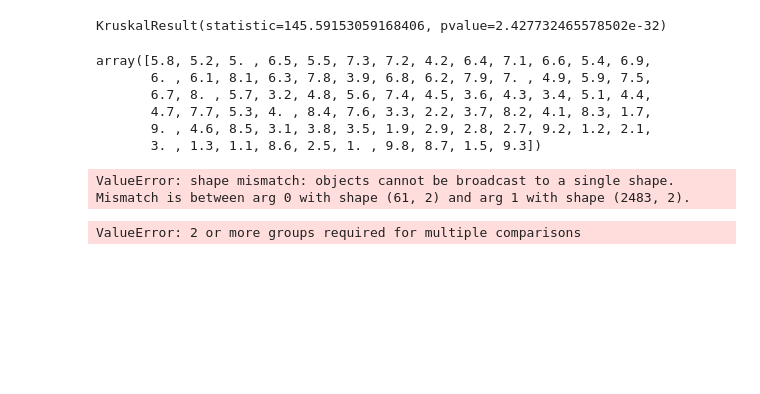
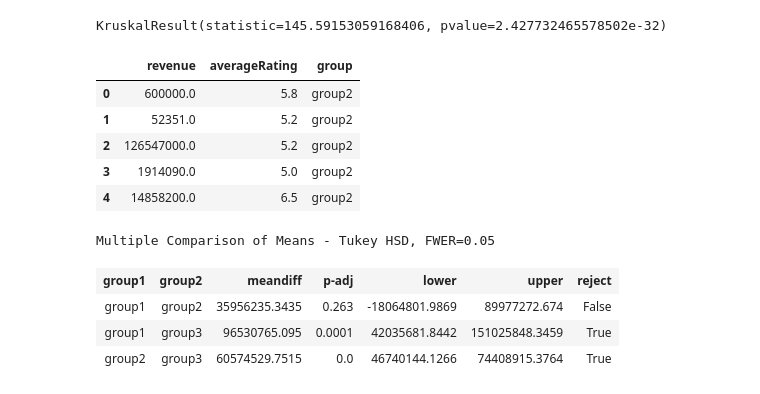
Before and after one commit to paulapipkin/Project_3_IMDB, a Jupyter notebook: Project 3 IMDB Part 4 - Hypothesis Testing.ipynb, the cells around one changed output. Saved outputs shown, nothing was run; the diff lists cells and outputs as text; code cells hidden in the pictures; blank space fills up the shorter version.

```diff
--- a/Project 3 IMDB Part 4 - Hypothesis Testing.ipynb
+++ b/Project 3 IMDB Part 4 - Hypothesis Testing.ipynb
@@ -512,21 +512,13 @@ KruskalResult(statistic=145.59153059168406, pvalue=2.427732465578502e-32)
 # %%
 to_test = hyp3_df.copy()
 to_test.dropna(inplace= True)
-to_test['averageRating'].unique()
-# %% [output]
-array([5.8, 5.2, 5. , 6.5, 5.5, 7.3, 7.2, 4.2, 6.4, 7.1, 6.6, 5.4, 6.9,
-       6. , 6.1, 8.1, 6.3, 7.8, 3.9, 6.8, 6.2, 7.9, 7. , 4.9, 5.9, 7.5,
-       6.7, 8. , 5.7, 3.2, 4.8, 5.6, 7.4, 4.5, 3.6, 4.3, 3.4, 5.1, 4.4,
-       4.7, 7.7, 5.3, 4. , 8.4, 7.6, 3.3, 2.2, 3.7, 8.2, 4.1, 8.3, 1.7,
-       9. , 4.6, 8.5, 3.1, 3.8, 3.5, 1.9, 2.9, 2.8, 2.7, 9.2, 1.2, 2.1,
-       3. , 1.3, 1.1, 8.6, 2.5, 1. , 9.8, 8.7, 1.5, 9.3])
 # %%
 
 
 # create a list of our conditions
-conditions = [(to_test.loc[(to_test['averageRating']>=0.0) & (to_test['averageRating'] <= 3.3)]),
-              (to_test.loc[(to_test['averageRating']>=3.4) & (to_test['averageRating'] <=6.6)]),
-              (to_test.loc[(to_test['averageRating']>=6.7) & (to_test['averageRating'] <=10)])]
+conditions = [((to_test['averageRating']>=0.0) & (to_test['averageRating'] <= 3.3)),
+              ((to_test['averageRating']>=3.4) & (to_test['averageRating'] <=6.6)),
+              ((to_test['averageRating']>=6.7) & (to_test['averageRating'] <=10))]
 
 # create a list of the values we want to assign for each condition
 values = ['group1', 'group2', 'group3']
@@ -537,14 +529,22 @@ to_test['group'] = np.select(conditions, values)
 # display updated DataFrame
 to_test.head()
 # %% [output]
-ValueError: shape mismatch: objects cannot be broadcast to a single shape.  Mismatch is between arg 0 with shape (61, 2) and arg 1 with shape (2483, 2).
+|  | revenue | averageRating | group |
+| 0 | 600000.0 | 5.8 | group2 |
+| 1 | 52351.0 | 5.2 | group2 |
+| 2 | 126547000.0 | 5.2 | group2 |
+| 3 | 1914090.0 | 5.0 | group2 |
+| 4 | 14858200.0 | 6.5 | group2 |
 # %%
 ## we have significant difference, we will use tukey test to see how the difference applies
 
-values = groups.values()
-labels = groups.keys()
-
+values = to_test['revenue']
+labels = to_test['group']
 tukeys_results = pairwise_tukeyhsd(values,labels)
 tukeys_results.summary()
 # %% [output]
-ValueError: 2 or more groups required for multiple comparisons
+Multiple Comparison of Means - Tukey HSD, FWER=0.05
+| group1 | group2 | meandiff | p-adj | lower | upper | reject |
+| group1 | group2 | 35956235.3435 | 0.263 | -18064801.9869 | 89977272.674 | False |
+| group1 | group3 | 96530765.095 | 0.0001 | 42035681.8442 | 151025848.3459 | True |
+| group2 | group3 | 60574529.7515 | 0.0 | 46740144.1266 | 74408915.3764 | True |
```
Also changed, not shown: parts of 4 cells of this notebook.
